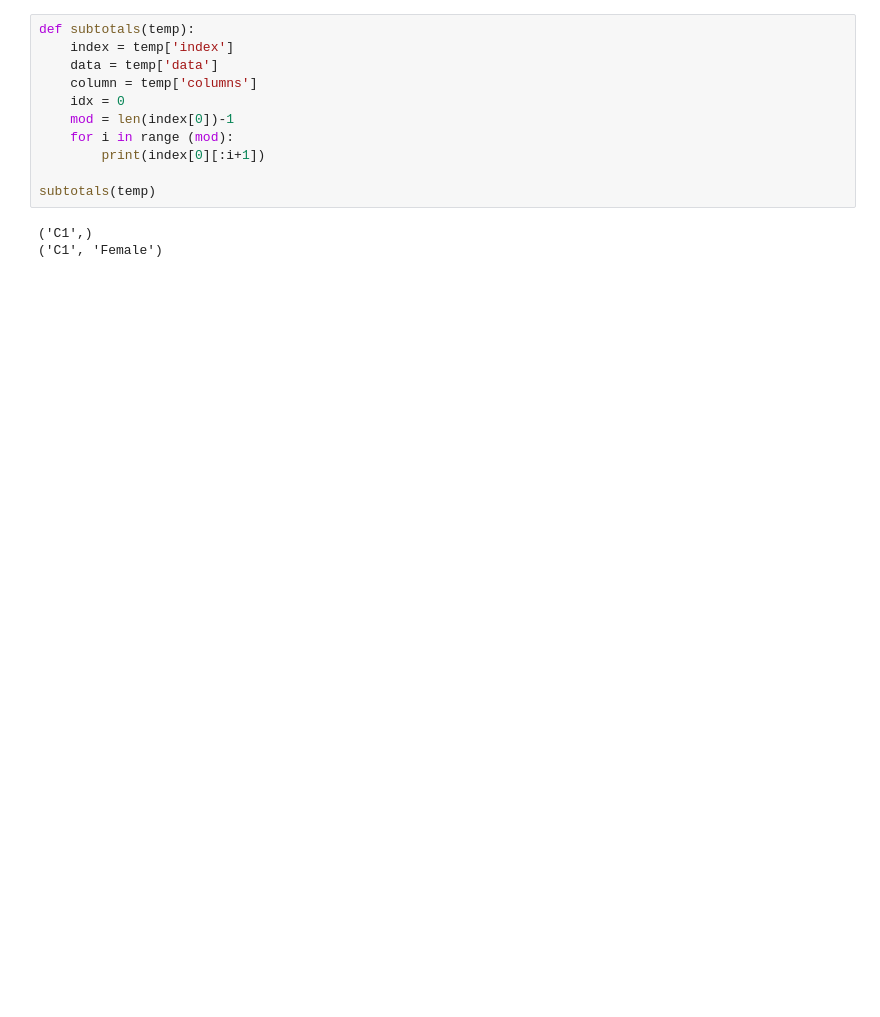
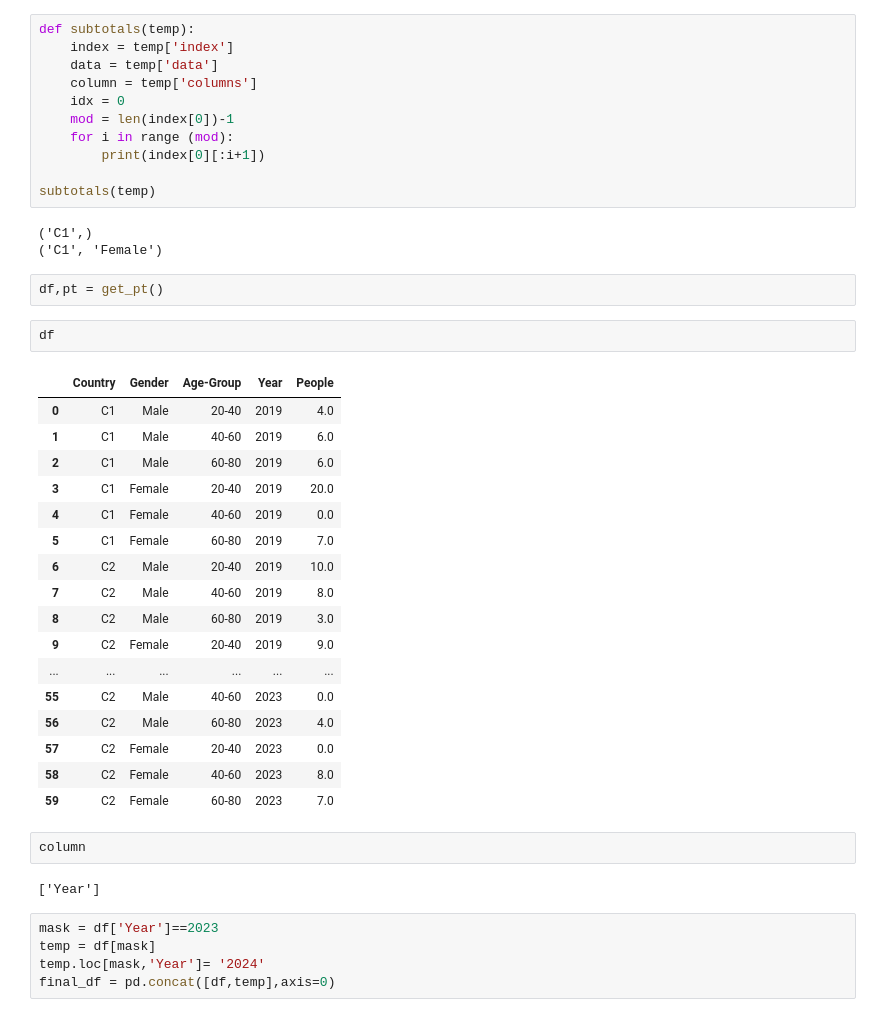
Before and after one commit to tushar-max/Data-Forecasting-Application, a Jupyter notebook: logic.ipynb, the cells around one changed output. Cells and saved outputs as stored; diff of their text form; blank space fills up the shorter version.

```diff
--- a/logic.ipynb
+++ b/logic.ipynb
@@ -162,3 +173,34 @@ subtotals(temp)
 # %% [output]
 ('C1',)
 ('C1', 'Female')
+# %%
+df,pt = get_pt()
+# %%
+df
+# %% [output]
+|  | Country | Gender | Age-Group | Year | People |
+| 0 | C1 | Male | 20-40 | 2019 | 4.0 |
+| 1 | C1 | Male | 40-60 | 2019 | 6.0 |
+| 2 | C1 | Male | 60-80 | 2019 | 6.0 |
+| 3 | C1 | Female | 20-40 | 2019 | 20.0 |
+| 4 | C1 | Female | 40-60 | 2019 | 0.0 |
+| 5 | C1 | Female | 60-80 | 2019 | 7.0 |
+| 6 | C2 | Male | 20-40 | 2019 | 10.0 |
+| 7 | C2 | Male | 40-60 | 2019 | 8.0 |
+| 8 | C2 | Male | 60-80 | 2019 | 3.0 |
+| 9 | C2 | Female | 20-40 | 2019 | 9.0 |
+| ... | ... | ... | ... | ... | ... |
+| 55 | C2 | Male | 40-60 | 2023 | 0.0 |
+| 56 | C2 | Male | 60-80 | 2023 | 4.0 |
+| 57 | C2 | Female | 20-40 | 2023 | 0.0 |
+| 58 | C2 | Female | 40-60 | 2023 | 8.0 |
+| 59 | C2 | Female | 60-80 | 2023 | 7.0 |
+# %%
+column
+# %% [output]
+['Year']
+# %%
+mask = df['Year']==2023
+temp = df[mask]
+temp.loc[mask,'Year']= '2024'
+final_df = pd.concat([df,temp],axis=0)
```
Also changed, not shown: parts of 7 cells of this notebook, 5 other files.
